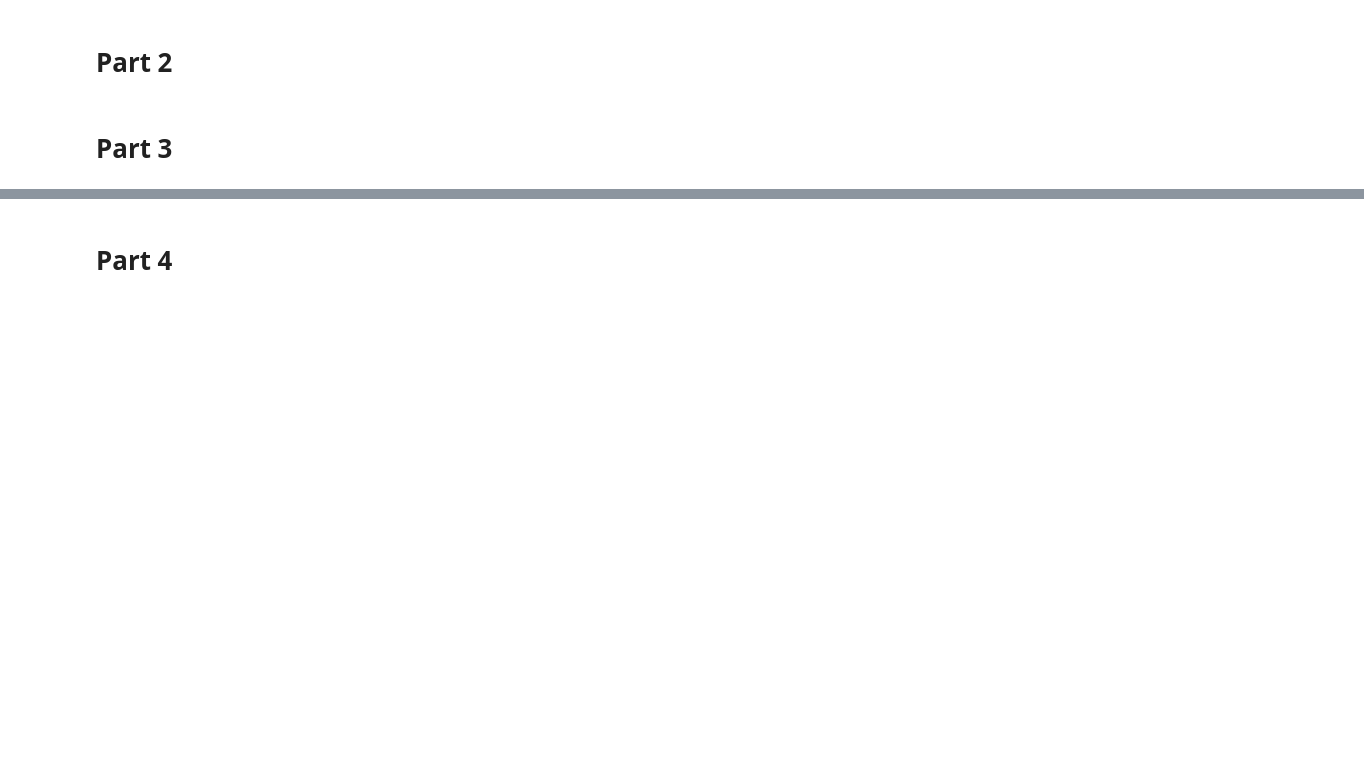
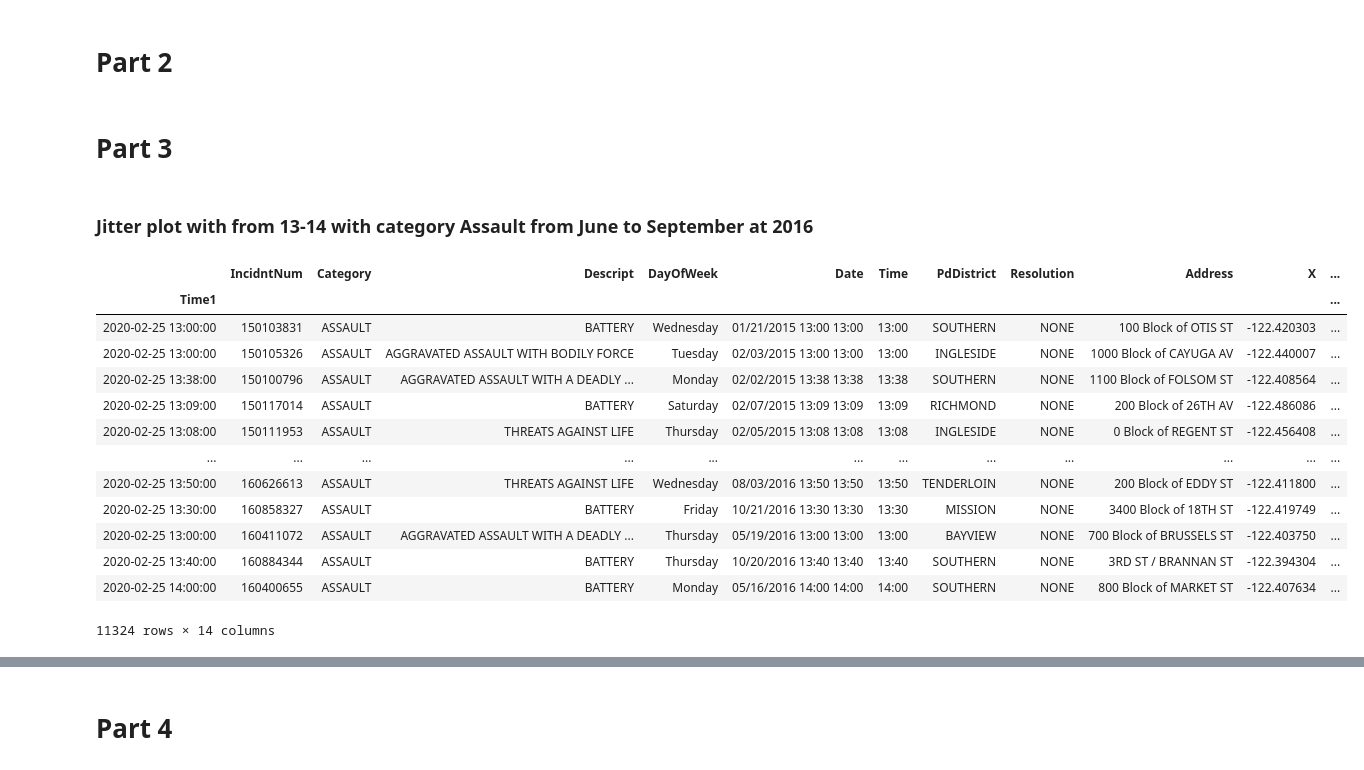
Before and after one commit to LongQin1/02806SocialDataVisualization, a Jupyter notebook: Assignment 1.ipynb, the cells around one changed output, grey strips where cells are left out. Cells and saved outputs as stored; diff of their text form; code cells hidden in the pictures; blank space fills up the shorter version.

```diff
--- a/Assignment 1.ipynb
+++ b/Assignment 1.ipynb
@@ -31,3 +31,5 @@ focuscrimes = set(['WEAPON LAWS', 'PROSTITUTION', 'DRIVING UNDER THE INFLUENCE',
 #  Part 2
 # %% [markdown]
 # Part 3
+# %% [markdown]
+### Jitter plot with from 13-14 with category Assault from June to September at 2016
@@ -33,0 +39,20 @@ focuscrimes = set(['WEAPON LAWS', 'PROSTITUTION', 'DRIVING UNDER THE INFLUENCE',
+# %%
+df1['Date'] = df1.Date +" " + df1.Time
+df1['Date1'] = pd.to_datetime(df1['Date'])
+df1
+#df1=crime_data[crime_data['Category']=='ASSAULT'].set_index('Date').between_time('12:59:00','14:00:00')
+# %% [output]
+|  | IncidntNum | Category | Descript | DayOfWeek | Date | Time | PdDistrict | Resolution | Address | X | ... |
+| Time1 |  |  |  |  |  |  |  |  |  |  | ... |
+| 2020-02-25 13:00:00 | 150103831 | ASSAULT | BATTERY | Wednesday | 01/21/2015 13:00 13:00 | 13:00 | SOUTHERN | NONE | 100 Block of OTIS ST | -122.420303 | ... |
+| 2020-02-25 13:00:00 | 150105326 | ASSAULT | AGGRAVATED ASSAULT WITH BODILY FORCE | Tuesday | 02/03/2015 13:00 13:00 | 13:00 | INGLESIDE | NONE | 1000 Block of CAYUGA AV | -122.440007 | ... |
+| 2020-02-25 13:38:00 | 150100796 | ASSAULT | AGGRAVATED ASSAULT WITH A DEADLY ... | Monday | 02/02/2015 13:38 13:38 | 13:38 | SOUTHERN | NONE | 1100 Block of FOLSOM ST | -122.408564 | ... |
+| 2020-02-25 13:09:00 | 150117014 | ASSAULT | BATTERY | Saturday | 02/07/2015 13:09 13:09 | 13:09 | RICHMOND | NONE | 200 Block of 26TH AV | -122.486086 | ... |
+| 2020-02-25 13:08:00 | 150111953 | ASSAULT | THREATS AGAINST LIFE | Thursday | 02/05/2015 13:08 13:08 | 13:08 | INGLESIDE | NONE | 0 Block of REGENT ST | -122.456408 | ... |
+| ... | ... | ... | ... | ... | ... | ... | ... | ... | ... | ... | ... |
+| 2020-02-25 13:50:00 | 160626613 | ASSAULT | THREATS AGAINST LIFE | Wednesday | 08/03/2016 13:50 13:50 | 13:50 | TENDERLOIN | NONE | 200 Block of EDDY ST | -122.411800 | ... |
+| 2020-02-25 13:30:00 | 160858327 | ASSAULT | BATTERY | Friday | 10/21/2016 13:30 13:30 | 13:30 | MISSION | NONE | 3400 Block of 18TH ST | -122.419749 | ... |
+| 2020-02-25 13:00:00 | 160411072 | ASSAULT | AGGRAVATED ASSAULT WITH A DEADLY ... | Thursday | 05/19/2016 13:00 13:00 | 13:00 | BAYVIEW | NONE | 700 Block of BRUSSELS ST | -122.403750 | ... |
+| 2020-02-25 13:40:00 | 160884344 | ASSAULT | BATTERY | Thursday | 10/20/2016 13:40 13:40 | 13:40 | SOUTHERN | NONE | 3RD ST / BRANNAN ST | -122.394304 | ... |
+| 2020-02-25 14:00:00 | 160400655 | ASSAULT | BATTERY | Monday | 05/16/2016 14:00 14:00 | 14:00 | SOUTHERN | NONE | 800 Block of MARKET ST | -122.407634 | ... |
+11324 rows × 14 columns
```
Also changed, not shown: parts of 3 cells of this notebook.
